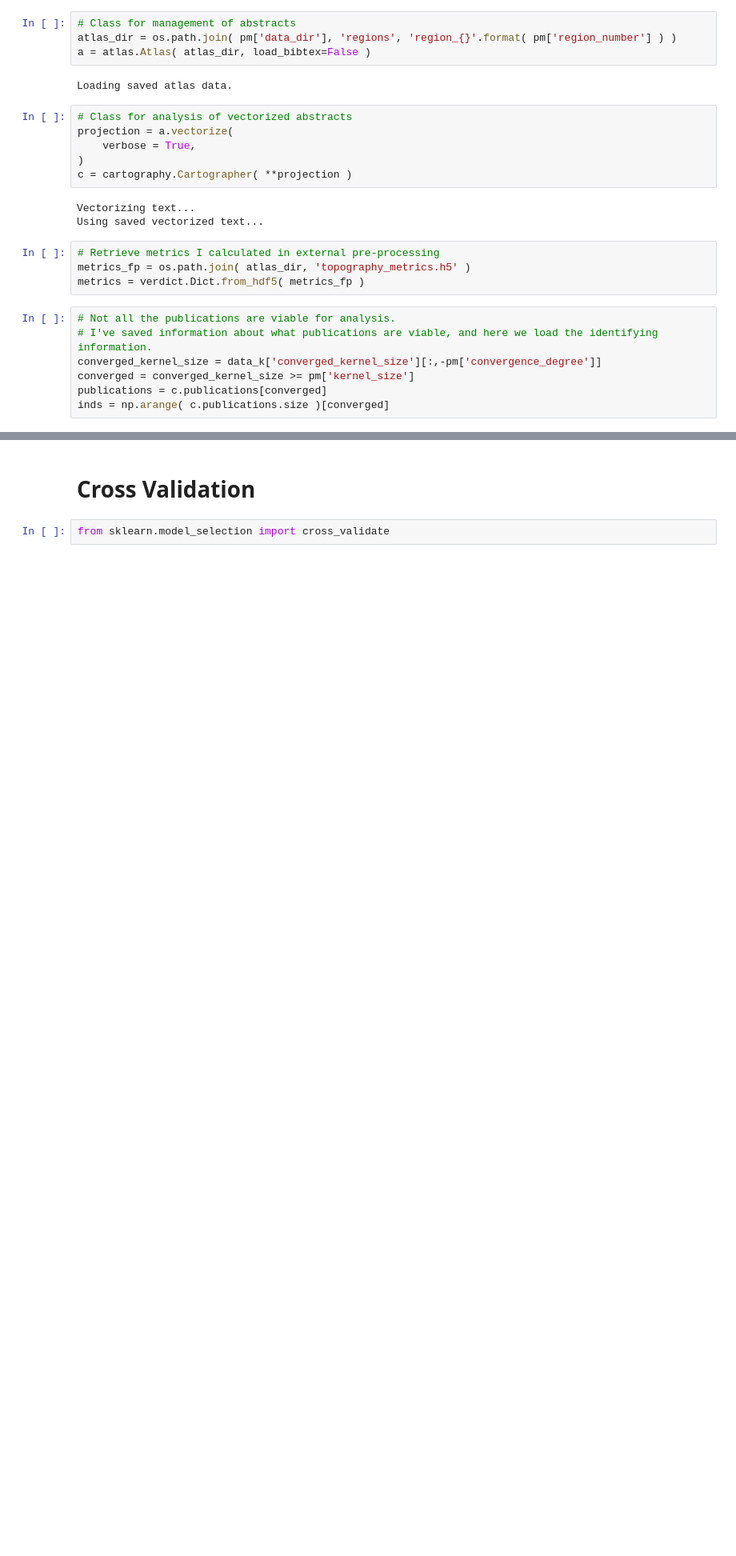
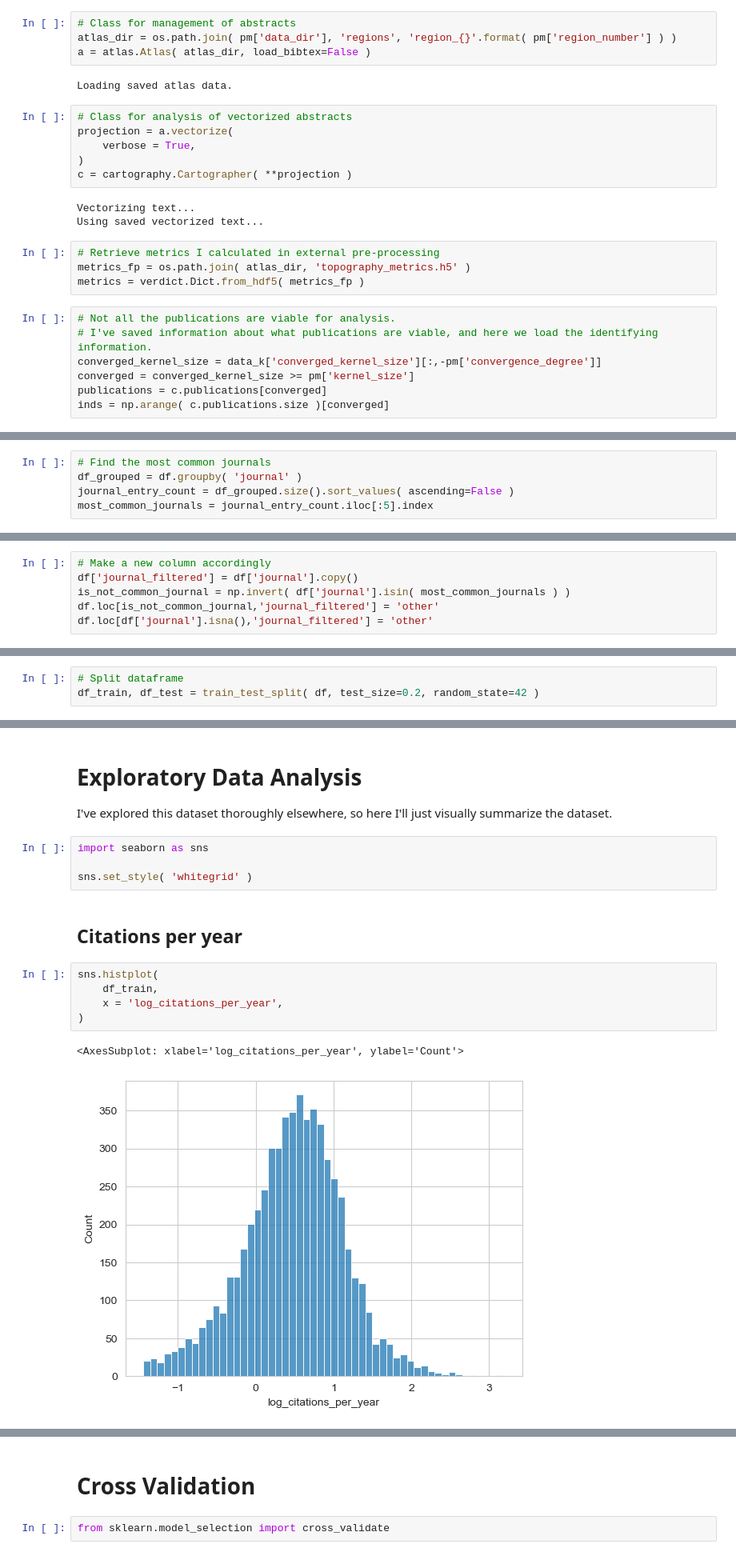
Before and after one commit to zhafen/work-sample, a Jupyter notebook: citation_prediction.ipynb, the cells around one changed output, grey strips where cells are left out. Shown: that part at 80% size. Cells and saved outputs as stored; diff of their text form; blank space fills up the shorter version.

Commit message:
Fixed issues with splitting the test data.

```diff
--- a/citation_prediction.ipynb
+++ b/citation_prediction.ipynb
@@ -94,0 +205,5 @@ inds = np.arange( c.publications.size )[converged]
+# %%
+# Find the most common journals
+df_grouped = df.groupby( 'journal' )
+journal_entry_count = df_grouped.size().sort_values( ascending=False )
+most_common_journals = journal_entry_count.iloc[:5].index
@@ -94,0 +214,6 @@ inds = np.arange( c.publications.size )[converged]
+# %%
+# Make a new column accordingly
+df['journal_filtered'] = df['journal'].copy()
+is_not_common_journal = np.invert( df['journal'].isin( most_common_journals ) )
+df.loc[is_not_common_journal,'journal_filtered'] = 'other'
+df.loc[df['journal'].isna(),'journal_filtered'] = 'other'
@@ -94,0 +268,3 @@ inds = np.arange( c.publications.size )[converged]
+# %%
+# Split dataframe
+df_train, df_test = train_test_split( df, test_size=0.2, random_state=42 )
@@ -94,0 +287,18 @@ inds = np.arange( c.publications.size )[converged]
+# %% [markdown]
+# Exploratory Data Analysis
+
+I've explored this dataset thoroughly elsewhere, so here I'll just visually summarize the dataset.
+# %%
+import seaborn as sns
+
+sns.set_style( 'whitegrid' )
+# %% [markdown]
+## Citations per year
+# %%
+sns.histplot(
+    df_train,
+    x = 'log_citations_per_year',
+)
+# %% [output]
+<AxesSubplot: xlabel='log_citations_per_year', ylabel='Count'>
+[figure, added]
```
Also changed, not shown: parts of 56 cells of this notebook.
